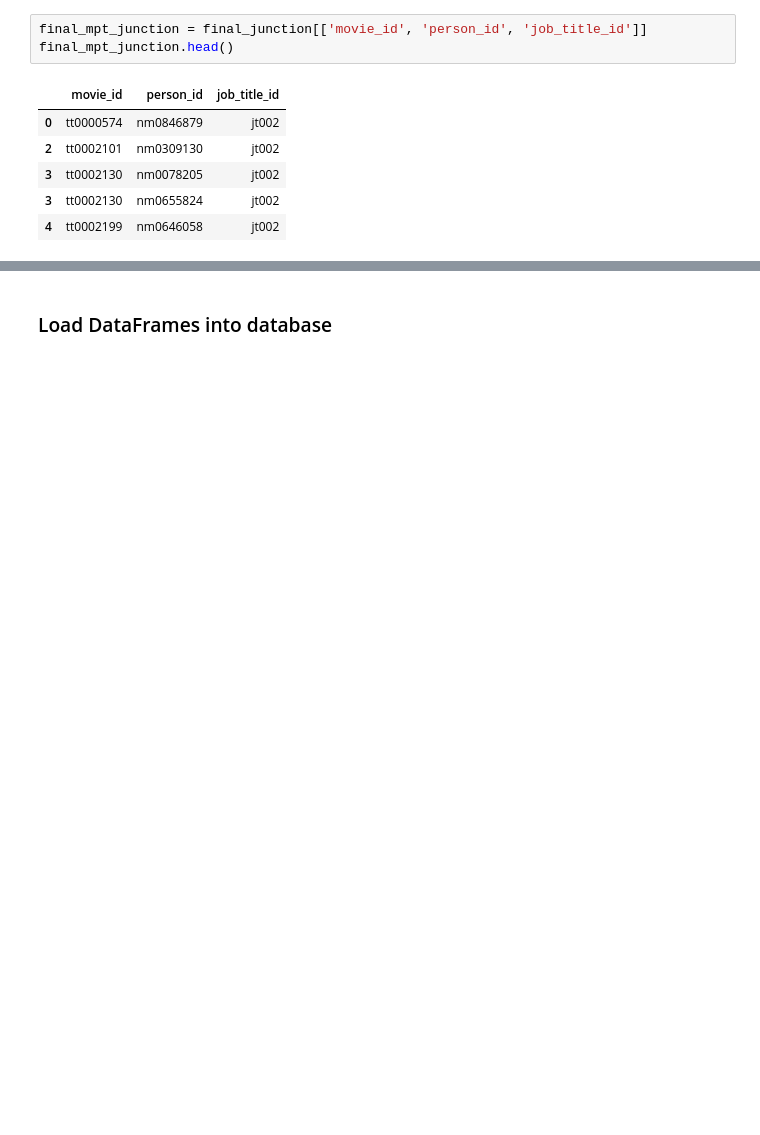
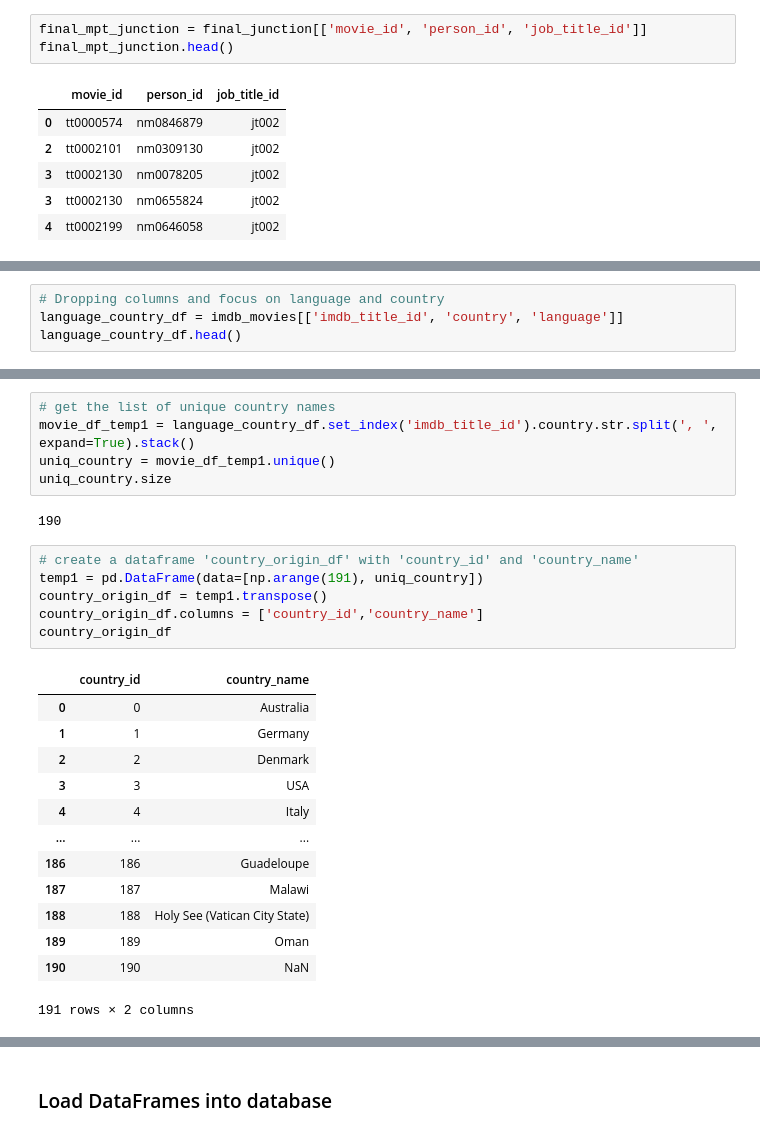
Before and after one commit to trackrun82/ETL_project, a Jupyter notebook: project2.ipynb, the cells around one changed output, grey strips where cells are left out. Cells and saved outputs as stored; diff of their text form; blank space fills up the shorter version.

```diff
--- a/project2.ipynb
+++ b/project2.ipynb
@@ -333,0 +300,4 @@ final_mpt_junction.head()
+# %%
+# Dropping columns and focus on language and country
+language_country_df = imdb_movies[['imdb_title_id', 'country', 'language']]
+language_country_df.head()
@@ -333,0 +311,27 @@ final_mpt_junction.head()
+# %%
+# get the list of unique country names
+movie_df_temp1 = language_country_df.set_index('imdb_title_id').country.str.split(', ', expand=True).stack()
+uniq_country = movie_df_temp1.unique()
+uniq_country.size
+# %% [output]
+190
+# %%
+# create a dataframe 'country_origin_df' with 'country_id' and 'country_name'
+temp1 = pd.DataFrame(data=[np.arange(191), uniq_country])
+country_origin_df = temp1.transpose()
+country_origin_df.columns = ['country_id','country_name']
+country_origin_df
+# %% [output]
+|  | country_id | country_name |
+| 0 | 0 | Australia |
+| 1 | 1 | Germany |
+| 2 | 2 | Denmark |
+| 3 | 3 | USA |
+| 4 | 4 | Italy |
+| ... | ... | ... |
+| 186 | 186 | Guadeloupe |
+| 187 | 187 | Malawi |
+| 188 | 188 | Holy See (Vatican City State) |
+| 189 | 189 | Oman |
+| 190 | 190 | NaN |
+191 rows × 2 columns
```
Also changed, not shown: parts of 95 cells of this notebook, 3 other files.
